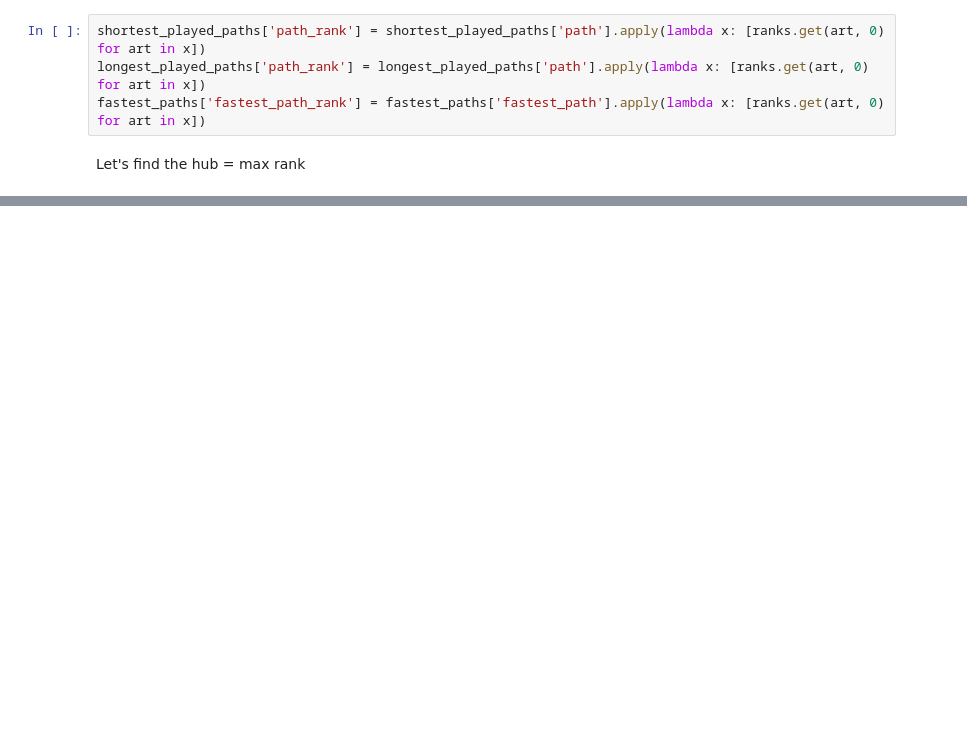
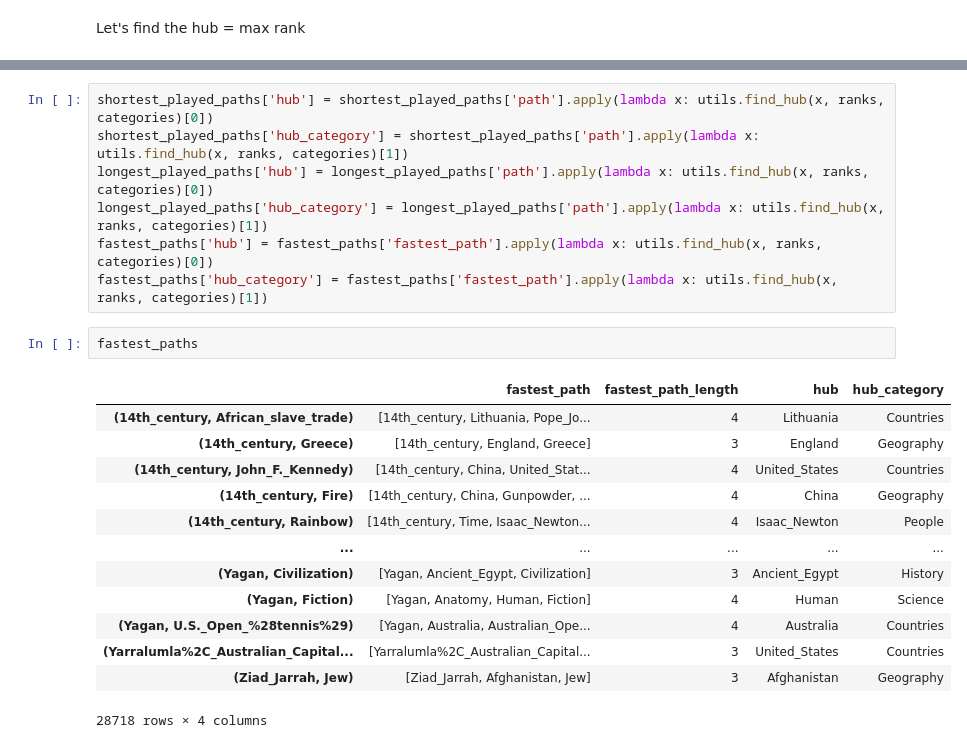
Before and after one commit to epfl-ada/ada-2024-project-tadaa, a Jupyter notebook: best_paths.ipynb, the cells around one changed output, grey strips where cells are left out. Cells and saved outputs as stored; diff of their text form; blank space fills up the shorter version.

Commit message:
best ath length

```diff
--- a/best_paths.ipynb
+++ b/best_paths.ipynb
@@ -366,9 +357,5 @@ shortest_played_paths = shortest_played_paths[['(s,t)', 'path_length', 'path']]
 longest_played_paths = longest_played_paths[['(s,t)', 'path_length', 'path']]
 # %%
 ranks = utils.page_rank(graph)
-# %%
-shortest_played_paths['path_rank'] = shortest_played_paths['path'].apply(lambda x: [ranks.get(art, 0) for art in x])
-longest_played_paths['path_rank'] = longest_played_paths['path'].apply(lambda x: [ranks.get(art, 0) for art in x])
-fastest_paths['fastest_path_rank'] = fastest_paths['fastest_path'].apply(lambda x: [ranks.get(art, 0) for art in x])
 # %% [markdown]
 Let's find the hub = max rank
@@ -389,0 +362,23 @@ Let's find the hub = max rank
+# %%
+shortest_played_paths['hub'] = shortest_played_paths['path'].apply(lambda x: utils.find_hub(x, ranks, categories)[0])
+shortest_played_paths['hub_category'] = shortest_played_paths['path'].apply(lambda x: utils.find_hub(x, ranks, categories)[1])
+longest_played_paths['hub'] = longest_played_paths['path'].apply(lambda x: utils.find_hub(x, ranks, categories)[0])
+longest_played_paths['hub_category'] = longest_played_paths['path'].apply(lambda x: utils.find_hub(x, ranks, categories)[1])
+fastest_paths['hub'] = fastest_paths['fastest_path'].apply(lambda x: utils.find_hub(x, ranks, categories)[0])
+fastest_paths['hub_category'] = fastest_paths['fastest_path'].apply(lambda x: utils.find_hub(x, ranks, categories)[1])
+# %%
+fastest_paths
+# %% [output]
+|  | fastest_path | fastest_path_length | hub | hub_category |
+| (14th_century, African_slave_trade) | [14th_century, Lithuania, Pope_Jo... | 4 | Lithuania | Countries |
+| (14th_century, Greece) | [14th_century, England, Greece] | 3 | England | Geography |
+| (14th_century, John_F._Kennedy) | [14th_century, China, United_Stat... | 4 | United_States | Countries |
+| (14th_century, Fire) | [14th_century, China, Gunpowder, ... | 4 | China | Geography |
+| (14th_century, Rainbow) | [14th_century, Time, Isaac_Newton... | 4 | Isaac_Newton | People |
+| ... | ... | ... | ... | ... |
+| (Yagan, Civilization) | [Yagan, Ancient_Egypt, Civilization] | 3 | Ancient_Egypt | History |
+| (Yagan, Fiction) | [Yagan, Anatomy, Human, Fiction] | 4 | Human | Science |
+| (Yagan, U.S._Open_%28tennis%29) | [Yagan, Australia, Australian_Ope... | 4 | Australia | Countries |
+| (Yarralumla%2C_Australian_Capital... | [Yarralumla%2C_Australian_Capital... | 3 | United_States | Countries |
+| (Ziad_Jarrah, Jew) | [Ziad_Jarrah, Afghanistan, Jew] | 3 | Afghanistan | Geography |
+28718 rows × 4 columns
```
Also changed, not shown: parts of 23 cells of this notebook, 1 other file.
